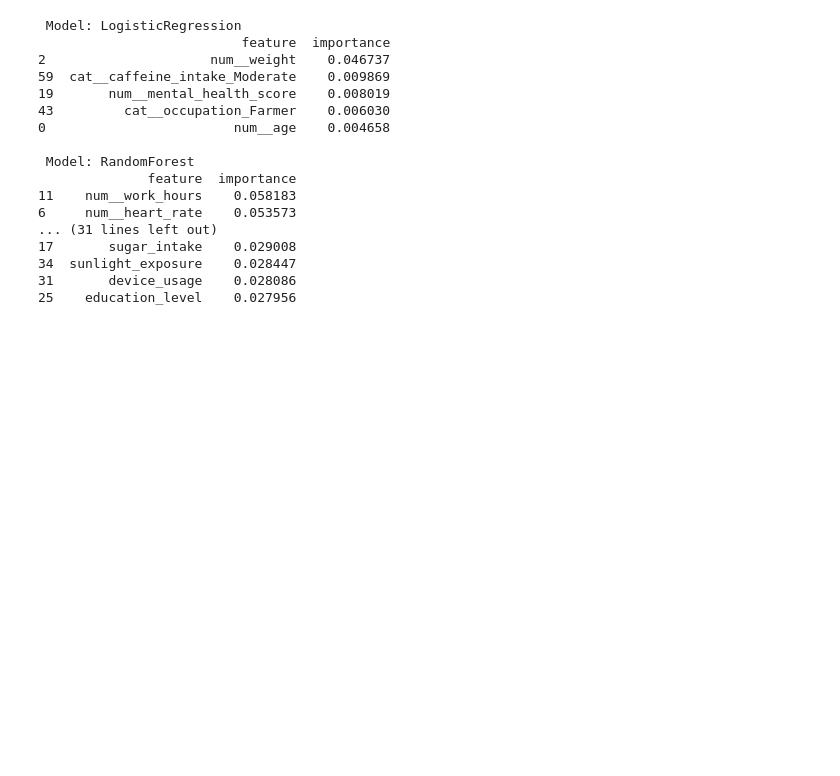
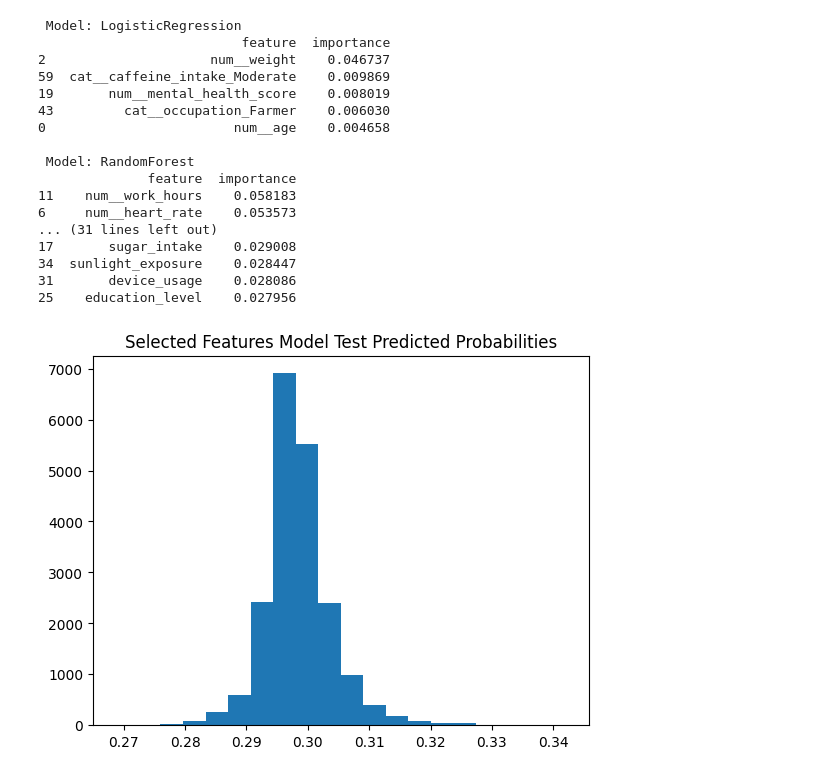
Before and after one commit to ISYE7406-Fall2025/Health_Lifestyle_ML, a Jupyter notebook: Modeling/finalModel.ipynb, the cells around one changed output. Cells and saved outputs as stored; diff of their text form; code cells hidden in the pictures; blank space fills up the shorter version.

Commit message:
Add histograms at end for test set

```diff
--- a/Modeling/finalModel.ipynb
+++ b/Modeling/finalModel.ipynb
@@ -819,11 +819,9 @@ KNN does not have feature importance
 # %%
 ## View Feature Selected Feature Coefficients/Importances
 
-with pd.ExcelWriter("../Data/allFeaturesCoefs", engine='xlsxwriter') as writer:
-    for name, df in all_feature_importance_results.items():
-        print(f"\n Model: {name}")
-        print(df.head())
-        df.to_excel(writer, sheet_name = name, index=False)
+for name, df in fs_feature_importance_results.items():
+    print(f"\n Model: {name}")
+    print(df.head())
 # %% [output]
  Model: LogisticRegression
                           feature  importance
@@ -842,3 +840,34 @@ with pd.ExcelWriter("../Data/allFeaturesCoefs", engine='xlsxwriter') as writer:
 34  sunlight_exposure    0.028447
 31       device_usage    0.028086
 25    education_level    0.027956
+# %%
+for name, model in best_models.items():
+    y_pred_proba = model.predict_proba(X_test)[:, 1]   ## class 1 is diseased
+    ll = log_loss(y_test, y_pred_proba)
+    models_dict[name]= ll
+    print(f"{name}: {ll:.4f}")
+
+## Pickle best model
+
+with open("allFeatures_best_model.pkl", "wb") as f:
+    pickle.dump(best_models[name], f)
+
+
+
+res_df = pd.DataFrame.from_dict(models_dict, orient='index').reset_index()
+res_df.columns = ['Model', 'Test Log Loss']
+res_df = res_df.sort_values(by='Test Log Loss', ascending=True)
+res_df.to_csv("../Data/tunedFullAllModels_new.csv", index=False)
+# %%
+
+with open("selectedFeatures_best_model.pkl", "rb") as f:
+    fs_loaded_model = pickle.load(f)
+
+probs = fs_loaded_model.predict_proba(X_test)[:, 1]
+probs.min(), probs.max(), probs.std()
+
+plt.hist(probs, bins=20)
+plt.title("Selected Features Model Test Predicted Probabilities")
+plt.show()
+# %% [output]
+[figure, added]
```
Also changed, not shown: parts of 1 cell of this notebook.
